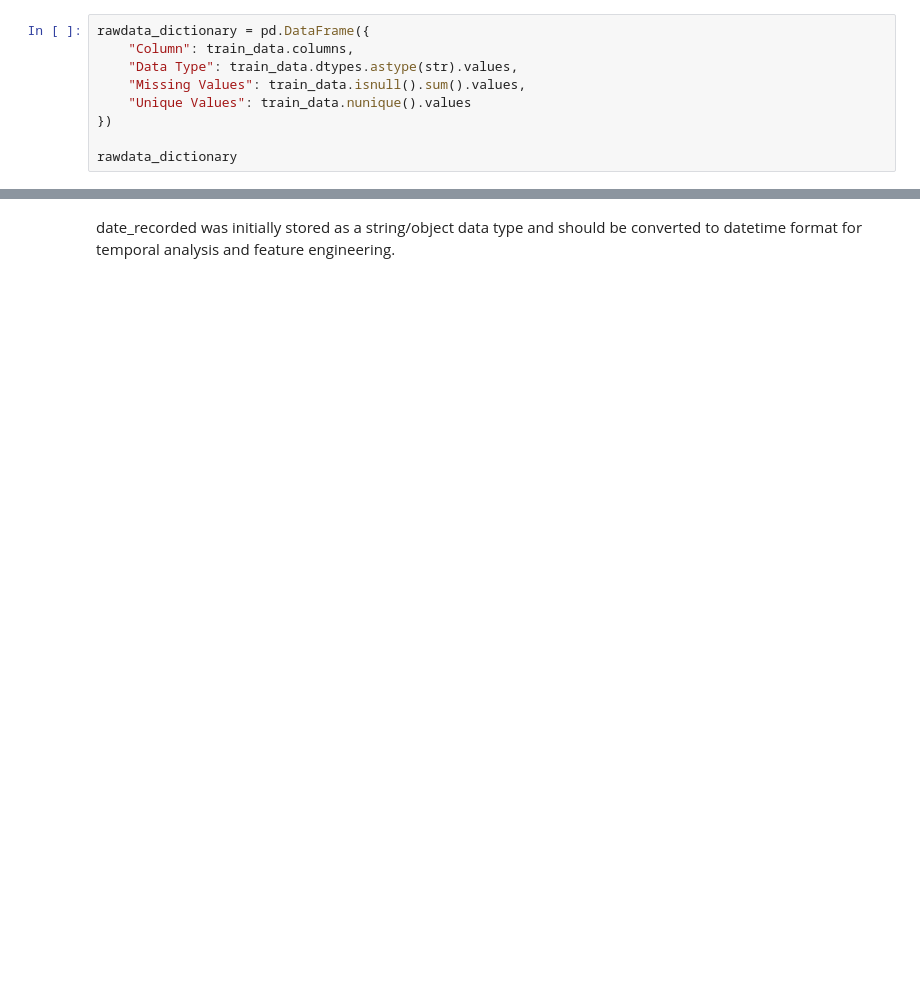
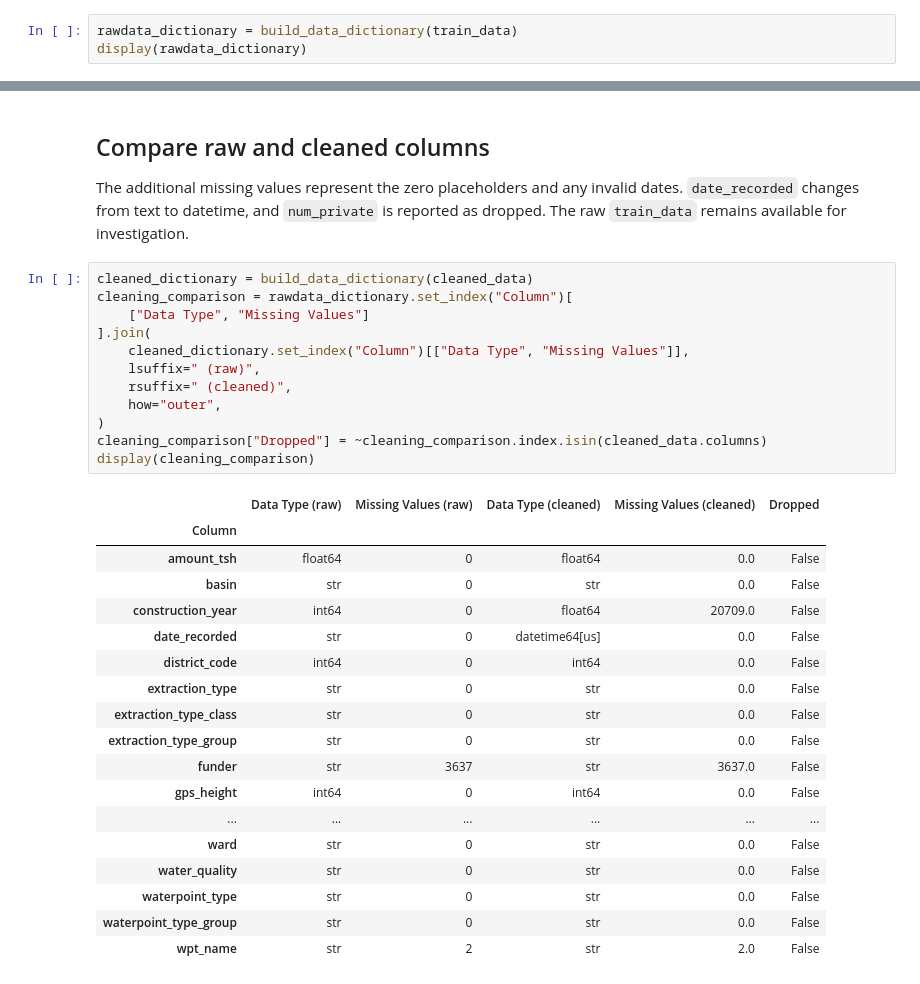
Before and after one commit to marblehub/data-circle, a Jupyter notebook: projects/water_pumps/team-WTM/notebooks/data_audit.ipynb, the cells around one changed output, grey strips where cells are left out. Saved outputs shown, nothing was run; the diff lists cells and outputs as text; blank space fills up the shorter version.

```diff
--- a/projects/water_pumps/team-WTM/notebooks/data_audit.ipynb
+++ b/projects/water_pumps/team-WTM/notebooks/data_audit.ipynb
@@ -47,9 +170,3 @@ train_data.dtypes
 # %%
-rawdata_dictionary = pd.DataFrame({
-    "Column": train_data.columns,
-    "Data Type": train_data.dtypes.astype(str).values,
-    "Missing Values": train_data.isnull().sum().values,
-    "Unique Values": train_data.nunique().values
-})
-
-rawdata_dictionary
+rawdata_dictionary = build_data_dictionary(train_data)
+display(rawdata_dictionary)
@@ -166,3 +448,37 @@ train_data["date_recorded"] = pd.to_datetime(train_data["date_recorded"])
 # %% [markdown]
-date_recorded was initially stored as a string/object data type and should be converted to datetime format
-for temporal analysis and feature engineering.
+## Compare raw and cleaned columns
+
+The additional missing values represent the zero placeholders and any invalid
+dates. `date_recorded` changes from text to datetime, and `num_private` is
+reported as dropped. The raw `train_data` remains available for investigation.
+# %%
+cleaned_dictionary = build_data_dictionary(cleaned_data)
+cleaning_comparison = rawdata_dictionary.set_index("Column")[
+    ["Data Type", "Missing Values"]
+].join(
+    cleaned_dictionary.set_index("Column")[["Data Type", "Missing Values"]],
+    lsuffix=" (raw)",
+    rsuffix=" (cleaned)",
+    how="outer",
+)
+cleaning_comparison["Dropped"] = ~cleaning_comparison.index.isin(cleaned_data.columns)
+display(cleaning_comparison)
+# %% [output]
+|  | Data Type (raw) | Missing Values (raw) | Data Type (cleaned) | Missing Values (cleaned) | Dropped |
+| Column |  |  |  |  |  |
+| amount_tsh | float64 | 0 | float64 | 0.0 | False |
+| basin | str | 0 | str | 0.0 | False |
+| construction_year | int64 | 0 | float64 | 20709.0 | False |
+| date_recorded | str | 0 | datetime64[us] | 0.0 | False |
+| district_code | int64 | 0 | int64 | 0.0 | False |
+| extraction_type | str | 0 | str | 0.0 | False |
+| extraction_type_class | str | 0 | str | 0.0 | False |
+| extraction_type_group | str | 0 | str | 0.0 | False |
+| funder | str | 3637 | str | 3637.0 | False |
+| gps_height | int64 | 0 | int64 | 0.0 | False |
+| ... | ... | ... | ... | ... | ... |
+| ward | str | 0 | str | 0.0 | False |
+| water_quality | str | 0 | str | 0.0 | False |
+| waterpoint_type | str | 0 | str | 0.0 | False |
+| waterpoint_type_group | str | 0 | str | 0.0 | False |
+| wpt_name | str | 2 | str | 2.0 | False |
```
Also changed, not shown: parts of 36 cells of this notebook, 4 other files.
